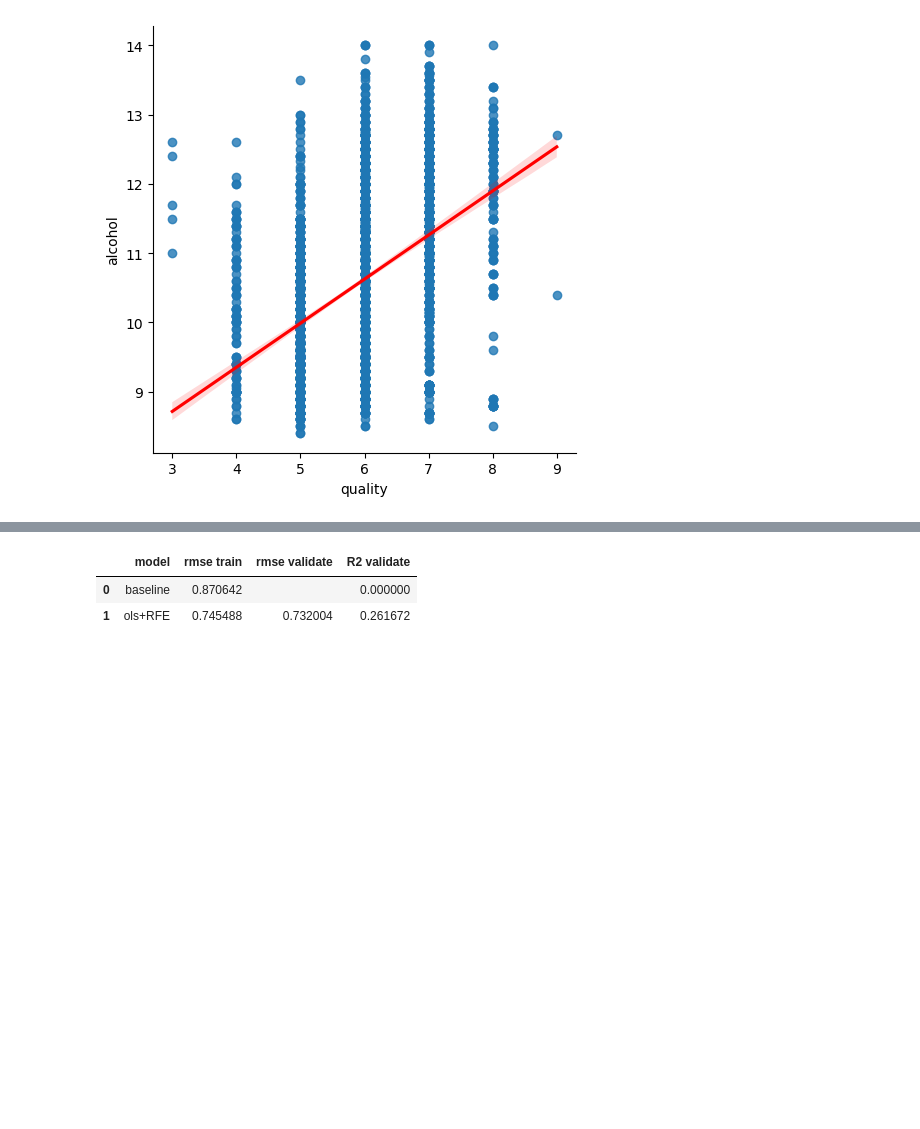
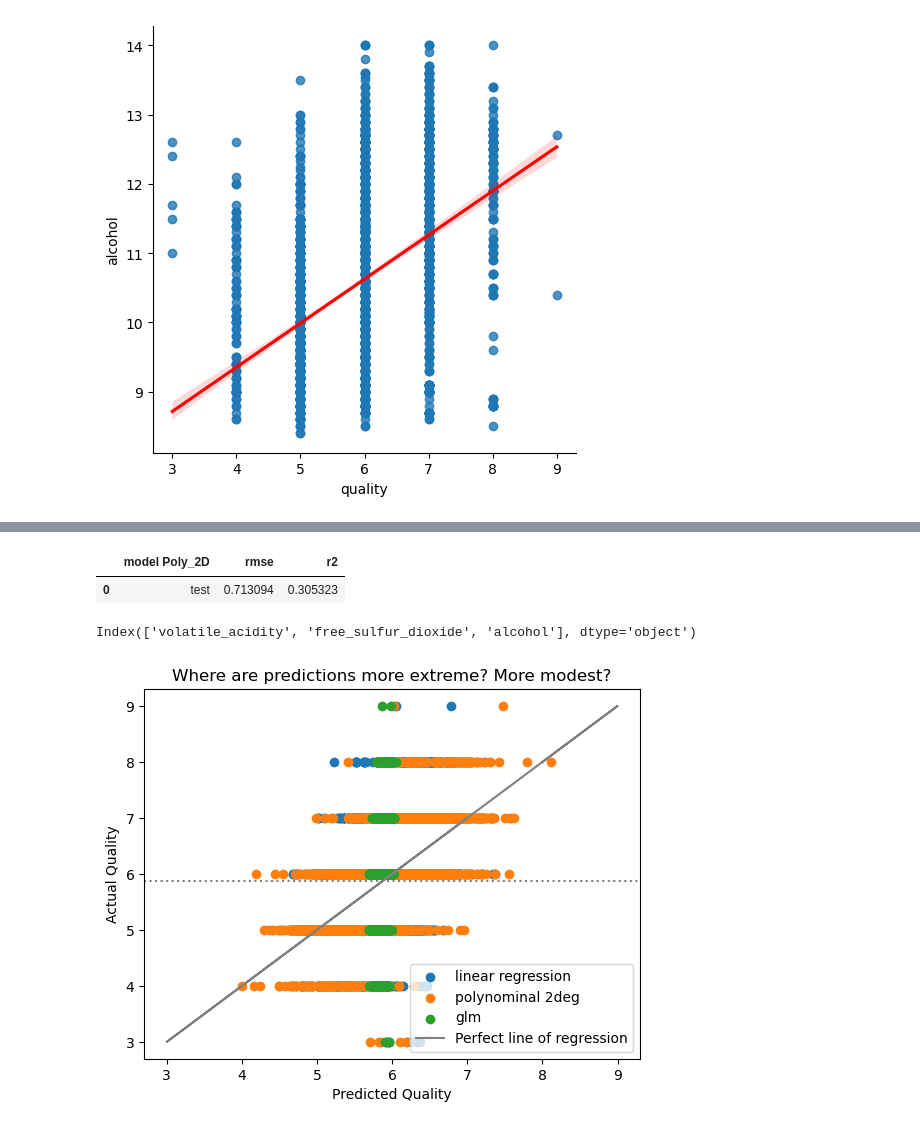
Before and after one commit to Team-BCR/project3_wine, a Jupyter notebook: lugo_Wine_project.ipynb, the cells around one changed output, grey strips where cells are left out. Cells and saved outputs as stored; diff of their text form; code cells hidden in the pictures; blank space fills up the shorter version.

```diff
--- a/lugo_Wine_project.ipynb
+++ b/lugo_Wine_project.ipynb
@@ -276,5 +190,5 @@ baseline
 # %%
 X_tr_sc, X_val_sc, X_ts_sc = w.scale_data(X_tr,X_val,X_ts,to_scale)
 # %%
-# metrics_df, pred_lr_rfe, pred_lr, pred_lars, pred_pr, pred_glm = w.get_models_dataframe(baseline,tr,y_tr,y_val,y_ts,X_tr_sc,X_val_sc,X_ts_sc)
-# metrics_df
+metrics_df, pred_lr_rfe_tr, pred_lr_tr, pred_lars_tr, pred_pr_tr, pred_glm_tr = w.get_models_dataframe(baseline,tr,y_tr,y_val,y_ts,X_tr_sc,X_val_sc,X_ts_sc)
+metrics_df
@@ -289,23 +203,29 @@ from sklearn.linear_model import LinearRegression
-# %%
-baseline_array = np.repeat(baseline, len(tr))
-rmse_tr, r2 = w.metrics_reg(y_tr, baseline_array)
-rmse_val = ''
-metrics_df = pd.DataFrame(data=[{'model': 'baseline','rmse train':rmse_tr ,'rmse validate': rmse_val, 'R2 validate': r2}])
-
-# OLS + RFE
-top_k_rfe, X_tr_rfe, X_val_rfe = w.rfe(X_tr_sc, X_val_sc, y_tr, 3)
-lr_rfe = LinearRegression()
-lr_rfe.fit(X_tr_rfe, y_tr)
-
-pred_lr_rfe_tr = lr_rfe.predict(X_tr_rfe)
-rmse_tr, r2_tr = w.metrics_reg(y_tr, pred_lr_rfe_tr)
-
-pred_lr_rfe_val = lr_rfe.predict(X_val_rfe)
-rmse_val, r2_val = w.metrics_reg(y_val, pred_lr_rfe_val)
-metrics_df.loc[1] = ['ols+RFE', rmse_tr, rmse_val, r2_val]
-# %%
-metrics_df
-# %% [output]
-|  | model | rmse train | rmse validate | R2 validate |
-| 0 | baseline | 0.870642 |  | 0.000000 |
-| 1 | ols+RFE | 0.745488 | 0.732004 | 0.261672 |
+# %%
+# testing the best model 'poly_2D'
+result = w.test_best_model(X_ts_sc, y_ts, X_tr_sc, y_tr)
+result
+# %% [output]
+|  | model Poly_2D | rmse | r2 |
+| 0 | test | 0.713094 | 0.305323 |
+# %%
+top_k_rfe, X_tr_rfe, X_val_rfe = w.rfe(X_tr_sc,X_val_sc,y_tr,k=3)
+top_k_rfe
+# %% [output]
+Index(['volatile_acidity', 'free_sulfur_dioxide', 'alcohol'], dtype='object')
+# %%
+plt.scatter(pred_lr_tr, y_tr, label='linear regression')
+plt.scatter(pred_pr_tr, y_tr, label='polynominal 2deg')
+plt.scatter(pred_glm_tr, y_tr, label='glm')
+plt.plot(y_tr, y_tr, label='Perfect line of regression', color='grey')
+
+plt.axhline(baseline, ls=':', color='grey')
+plt.annotate("Baseline", (65, 81))
+
+plt.title("Where are predictions more extreme? More modest?")
+plt.ylabel("Actual Quality")
+plt.xlabel("Predicted Quality")
+plt.legend()
+
+plt.show()
+# %% [output]
+[figure, added]
```
Also changed, not shown: parts of 15 cells of this notebook, 2 other files.
